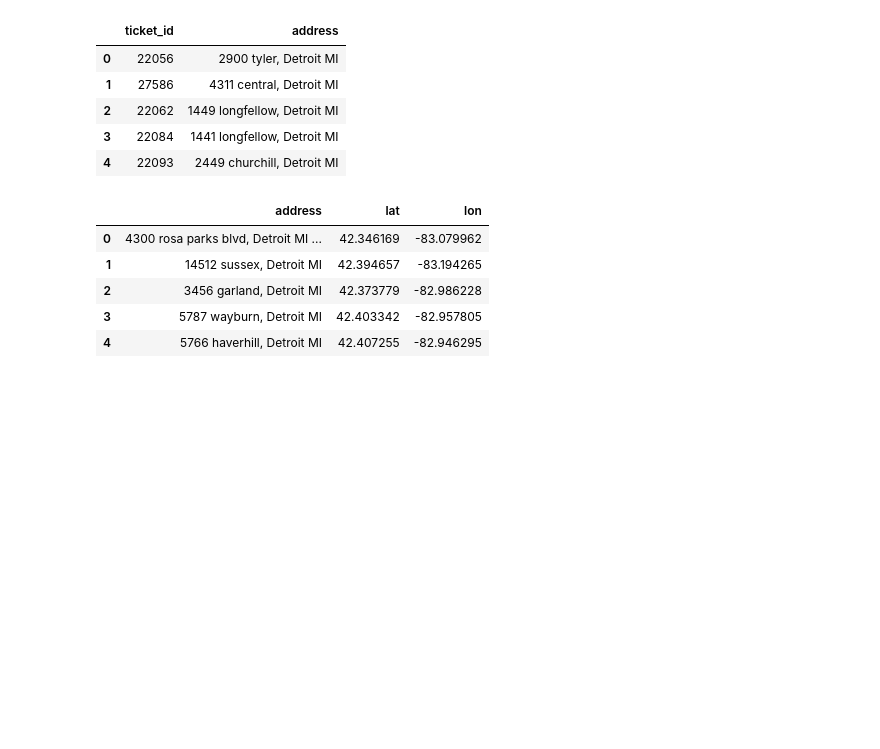
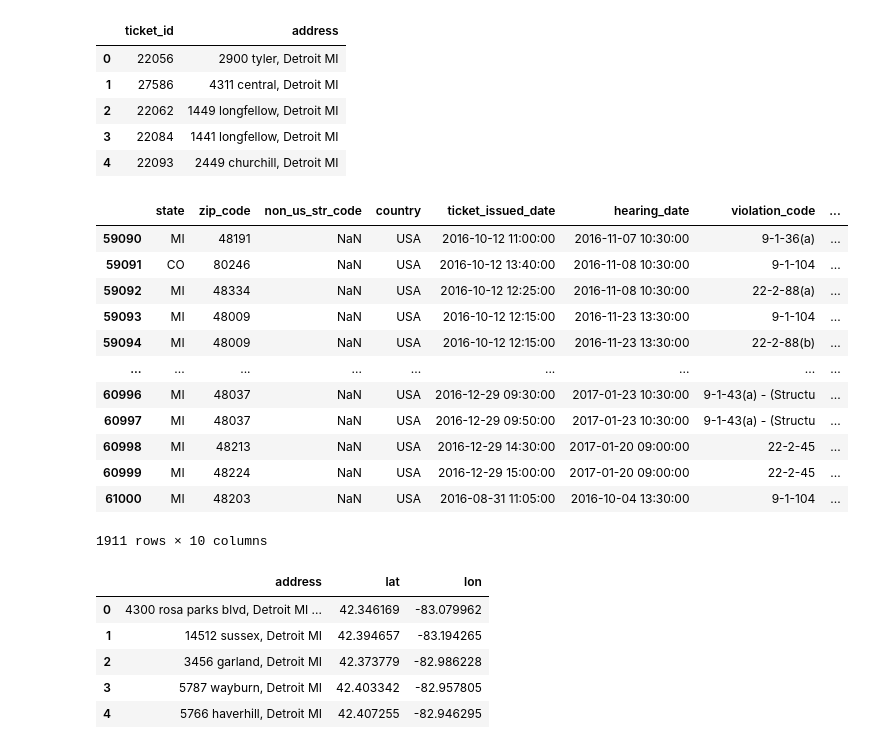
Before and after one commit to Morgan-Sell/detroit-blight-ticket, a Jupyter notebook: supervised_ml.ipynb, the cells around one changed output. Saved outputs shown, nothing was run; the diff lists cells and outputs as text; code cells hidden in the pictures; blank space fills up the shorter version.

```diff
--- a/supervised_ml.ipynb
+++ b/supervised_ml.ipynb
@@ -208,6 +216,22 @@ address.head()
 | 2 | 22062 | 1449 longfellow, Detroit MI |
 | 3 | 22084 | 1441 longfellow, Detroit MI |
 | 4 | 22093 | 2449 churchill, Detroit MI |
+# %%
+test.iloc[59090:, 10:20]
+# %% [output]
+|  | state | zip_code | non_us_str_code | country | ticket_issued_date | hearing_date | violation_code | ... |
+| 59090 | MI | 48191 | NaN | USA | 2016-10-12 11:00:00 | 2016-11-07 10:30:00 | 9-1-36(a) | ... |
+| 59091 | CO | 80246 | NaN | USA | 2016-10-12 13:40:00 | 2016-11-08 10:30:00 | 9-1-104 | ... |
+| 59092 | MI | 48334 | NaN | USA | 2016-10-12 12:25:00 | 2016-11-08 10:30:00 | 22-2-88(a) | ... |
+| 59093 | MI | 48009 | NaN | USA | 2016-10-12 12:15:00 | 2016-11-23 13:30:00 | 9-1-104 | ... |
+| 59094 | MI | 48009 | NaN | USA | 2016-10-12 12:15:00 | 2016-11-23 13:30:00 | 22-2-88(b) | ... |
+| ... | ... | ... | ... | ... | ... | ... | ... | ... |
+| 60996 | MI | 48037 | NaN | USA | 2016-12-29 09:30:00 | 2017-01-23 10:30:00 | 9-1-43(a) - (Structu | ... |
+| 60997 | MI | 48037 | NaN | USA | 2016-12-29 09:50:00 | 2017-01-23 10:30:00 | 9-1-43(a) - (Structu | ... |
+| 60998 | MI | 48213 | NaN | USA | 2016-12-29 14:30:00 | 2017-01-20 09:00:00 | 22-2-45 | ... |
+| 60999 | MI | 48224 | NaN | USA | 2016-12-29 15:00:00 | 2017-01-20 09:00:00 | 22-2-45 | ... |
+| 61000 | MI | 48203 | NaN | USA | 2016-08-31 11:05:00 | 2016-10-04 13:30:00 | 9-1-104 | ... |
+1911 rows × 10 columns
 # %%
 lat_lons.head()
 # %% [output]
```
Also changed, not shown: parts of 3 cells of this notebook, 3 other files.
